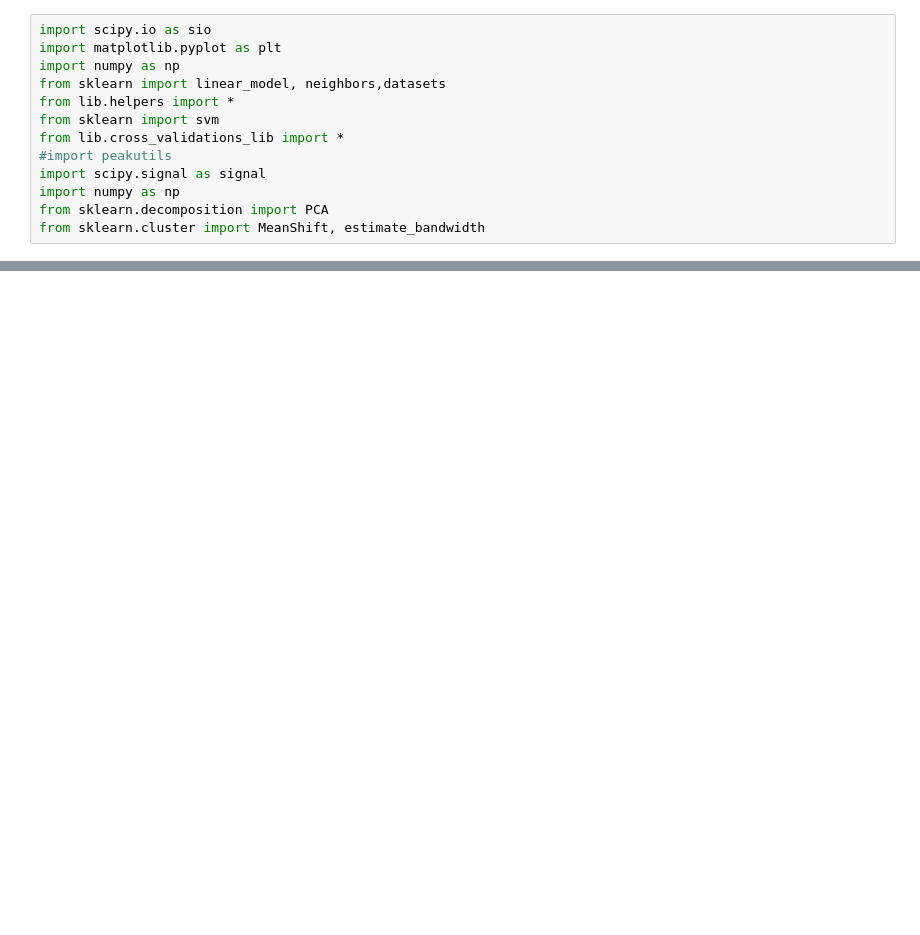
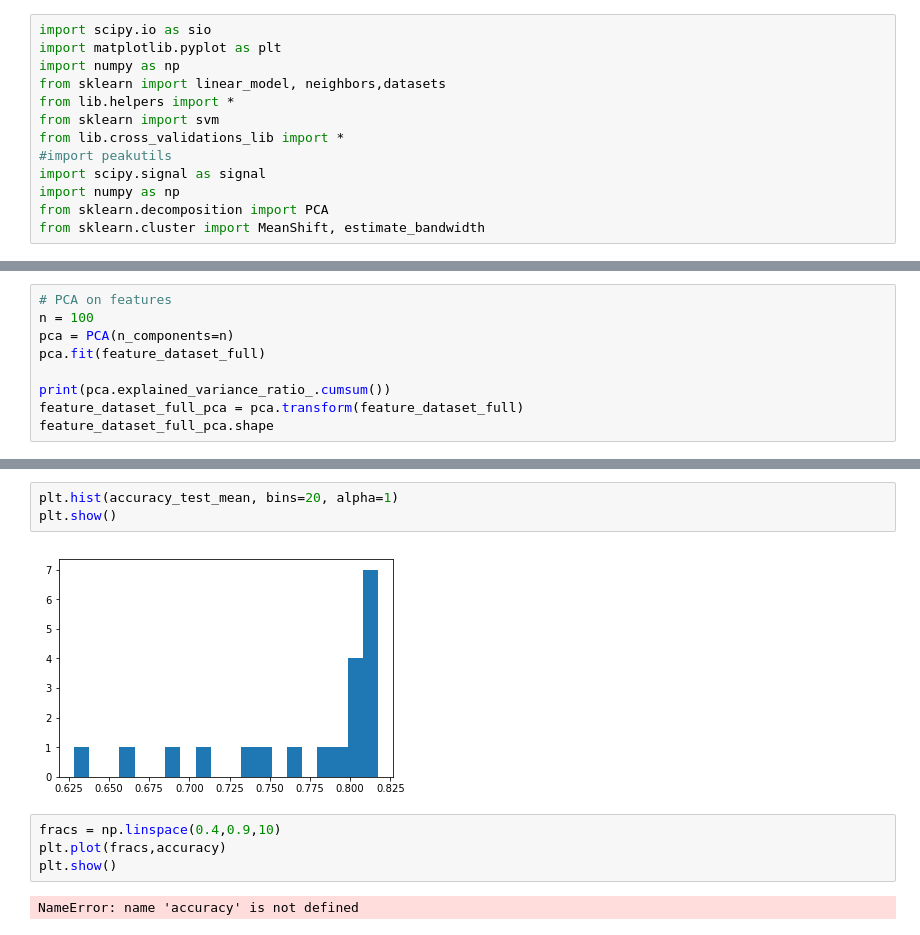
Before and after one commit to mrektor/BCI-ThoughtRecognition, a Jupyter notebook: Final_code/SVM_EEG_signal.ipynb, the cells around one changed output, grey strips where cells are left out. Drawn from its saved outputs; the diff is of its cells as text; blank space fills up the shorter version.

```diff
--- a/Final_code/SVM_EEG_signal.ipynb
+++ b/Final_code/SVM_EEG_signal.ipynb
@@ -286,0 +161,9 @@ print(train_TX.shape)
+# %%
+# PCA on features
+n = 100
+pca = PCA(n_components=n)
+pca.fit(feature_dataset_full)
+
+print(pca.explained_variance_ratio_.cumsum())
+feature_dataset_full_pca = pca.transform(feature_dataset_full)
+feature_dataset_full_pca.shape
@@ -361,0 +295,11 @@ for single_seed in seed:
+# %%
+plt.hist(accuracy_test_mean, bins=20, alpha=1)
+plt.show()
+# %% [output]
+[figure, added]
+# %%
+fracs = np.linspace(0.4,0.9,10)
+plt.plot(fracs,accuracy)
+plt.show()
+# %% [output]
+NameError: name 'accuracy' is not defined
```
Also changed, not shown: parts of 17 cells of this notebook, 8 other files.
